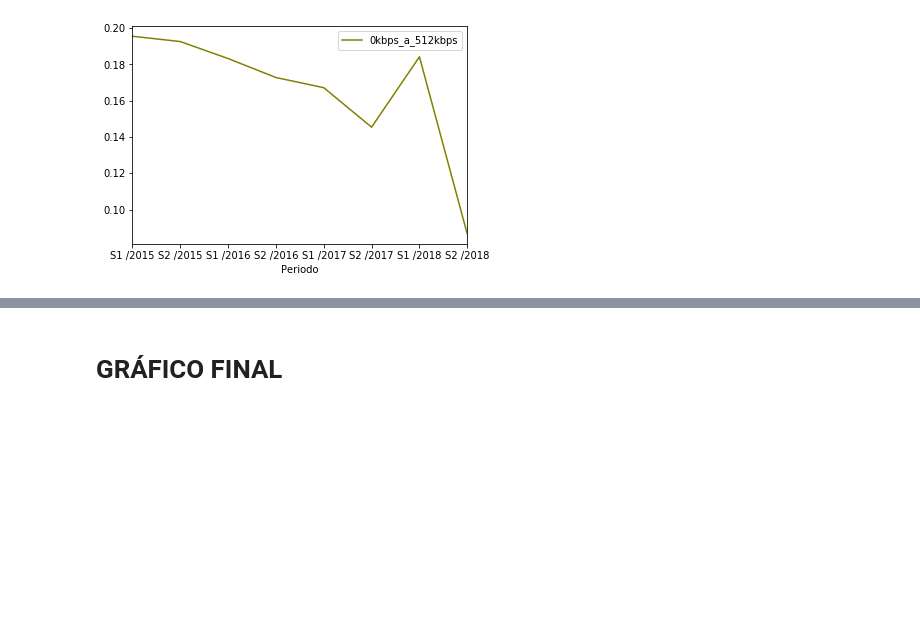
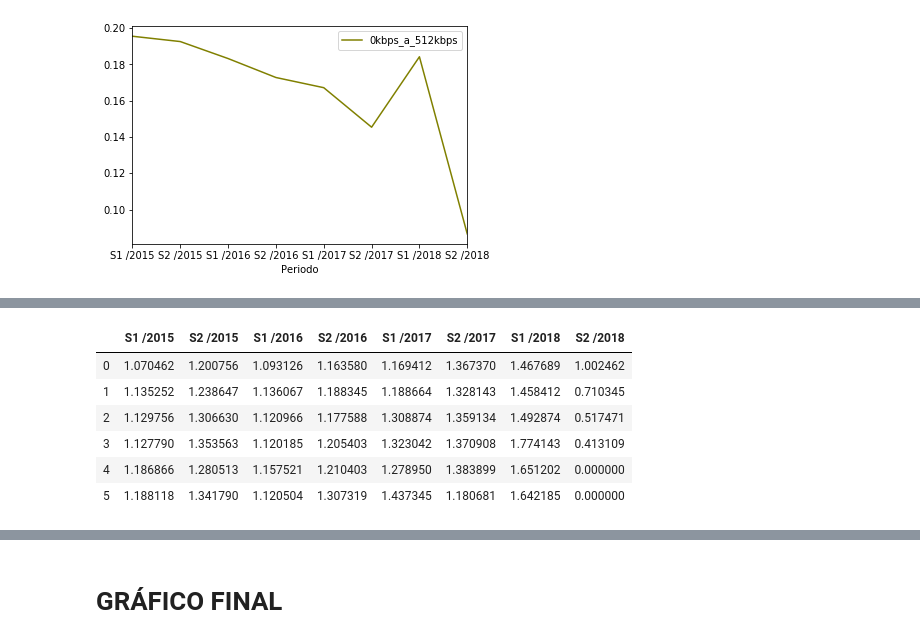
Before and after one commit to igorandradeio/growth-of-fixed-broadband, a Jupyter notebook: REGIAO_NORTE.ipynb, the cells around one changed output, grey strips where cells are left out. Cells and saved outputs as stored; diff of their text form; code cells hidden in the pictures; blank space fills up the shorter version.

```diff
--- a/REGIAO_NORTE.ipynb
+++ b/REGIAO_NORTE.ipynb
@@ -284,0 +275,10 @@ dfFinalNrt1.plot(color = 'olive', x = 'Periodo')
+# %%
+dfResSulSpd1 = pd.DataFrame()
+dfResSulSpd1['S1 /2015'] = [resSul1['2015_01'].mean(), resSul1['2015_02'].mean(), resSul1['2015_03'].mean(), resSul1['2015_04'].mean(), resSul1['2015_05'].mean(), resSul1['2015_06'].mean()]
+dfResSulSpd1['S2 /2015'] = [resSul1['2015_07'].mean(), resSul1['2015_08'].mean(), resSul1['2015_09'].mean(), resSul1['2015_10'].mean(), resSul1['2015_11'].mean(), resSul1['2015_12'].mean()]
+dfResSulSpd1['S1 /2016'] = [resSul1['2016_01'].mean(), resSul1['2016_02'].mean(), resSul1['2016_03'].mean(), resSul1['2016_04'].mean(), resSul1['2016_05'].mean(), resSul1['2016_06'].mean()]
+dfResSulSpd1['S2 /2016'] = [resSul1['2016_07'].mean(), resSul1['2016_08'].mean(), resSul1['2016_09'].mean(), resSul1['2016_10'].mean(), resSul1['2016_11'].mean(), resSul1['2016_12'].mean()]
+dfResSulSpd1['S1 /2017'] = [resSul1['2017_01'].mean(), resSul1['2017_02'].mean(), resSul1['2017_03'].mean(), resSul1['2017_04'].mean(), resSul1['2017_05'].mean(), resSul1['2017_06'].mean()]
+dfResSulSpd1['S2 /2017'] = [resSul1['2017_07'].mean(), resSul1['2017_08'].mean(), resSul1['2017_09'].mean(), resSul1['2017_10'].mean(), resSul1['2017_11'].mean(), resSul1['2017_12'].mean()]
+dfResSulSpd1['S1 /2018'] = [resSul1['2018_01'].mean(), resSul1['2018_02'].mean(), resSul1['2018_03'].mean(), resSul1['2018_04'].mean(), resSul1['2018_05'].mean(), resSul1['2018_06'].mean()]
+dfResSulSpd1['S2 /2018'] = [resSul1['2018_07'].mean(), resSul1['2018_08'].mean(), resSul1['2018_09'].mean(), resSul1['2018_10'].mean(), 0, 0]
@@ -284,0 +325,10 @@ dfFinalNrt1.plot(color = 'olive', x = 'Periodo')
+# %%
+dfResSulSpd1
+# %% [output]
+|  | S1 /2015 | S2 /2015 | S1 /2016 | S2 /2016 | S1 /2017 | S2 /2017 | S1 /2018 | S2 /2018 |
+| 0 | 1.070462 | 1.200756 | 1.093126 | 1.163580 | 1.169412 | 1.367370 | 1.467689 | 1.002462 |
+| 1 | 1.135252 | 1.238647 | 1.136067 | 1.188345 | 1.188664 | 1.328143 | 1.458412 | 0.710345 |
+| 2 | 1.129756 | 1.306630 | 1.120966 | 1.177588 | 1.308874 | 1.359134 | 1.492874 | 0.517471 |
+| 3 | 1.127790 | 1.353563 | 1.120185 | 1.205403 | 1.323042 | 1.370908 | 1.774143 | 0.413109 |
+| 4 | 1.186866 | 1.280513 | 1.157521 | 1.210403 | 1.278950 | 1.383899 | 1.651202 | 0.000000 |
+| 5 | 1.188118 | 1.341790 | 1.120504 | 1.307319 | 1.437345 | 1.180681 | 1.642185 | 0.000000 |
```
Also changed, not shown: parts of 21 cells of this notebook.
